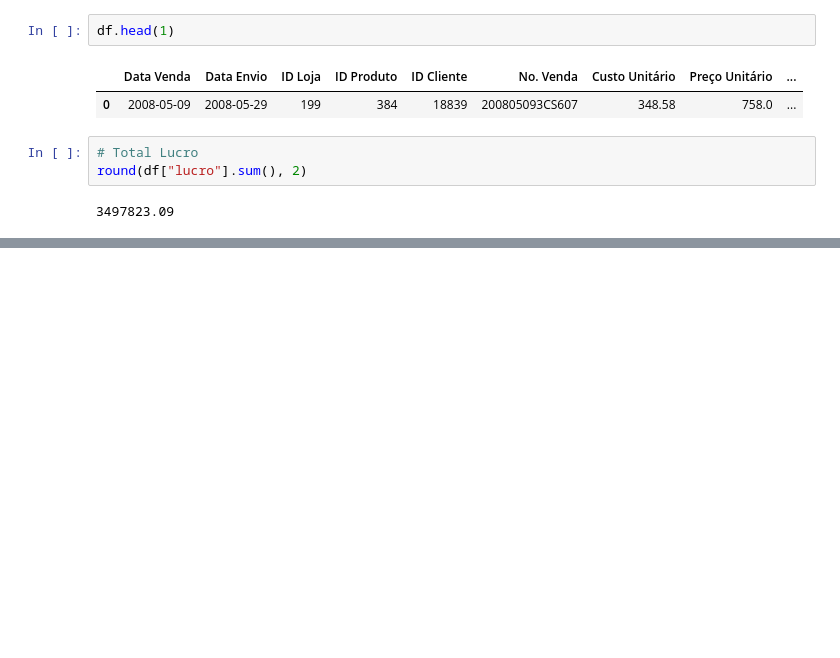
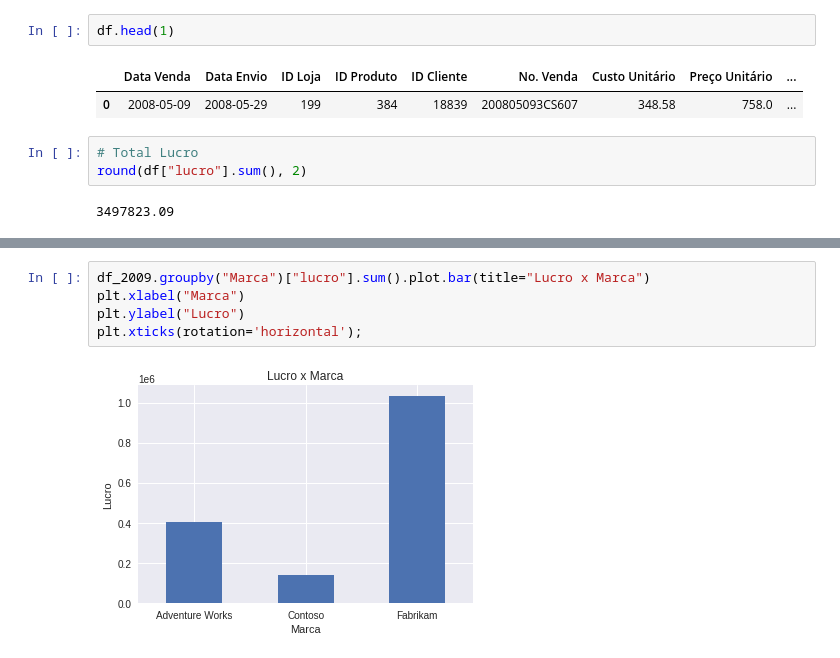
Before and after one commit to calexmatrix/Analise-de-dados-com-Python-e-Pandas, a Jupyter notebook: Aula8_Analise_Exploratoria.ipynb, the cells around one changed output, grey strips where cells are left out. Saved outputs shown, nothing was run; the diff lists cells and outputs as text; blank space fills up the shorter version.

```diff
--- a/Aula8_Analise_Exploratoria.ipynb
+++ b/Aula8_Analise_Exploratoria.ipynb
@@ -88,0 +220,7 @@ df["lucro"] = df["Valor Venda"] - df["custo"]
+# %%
+df_2009.groupby("Marca")["lucro"].sum().plot.bar(title="Lucro x Marca")
+plt.xlabel("Marca")
+plt.ylabel("Lucro")
+plt.xticks(rotation='horizontal');
+# %% [output]
+[figure, added]
```
Also changed, not shown: parts of 26 cells of this notebook.
